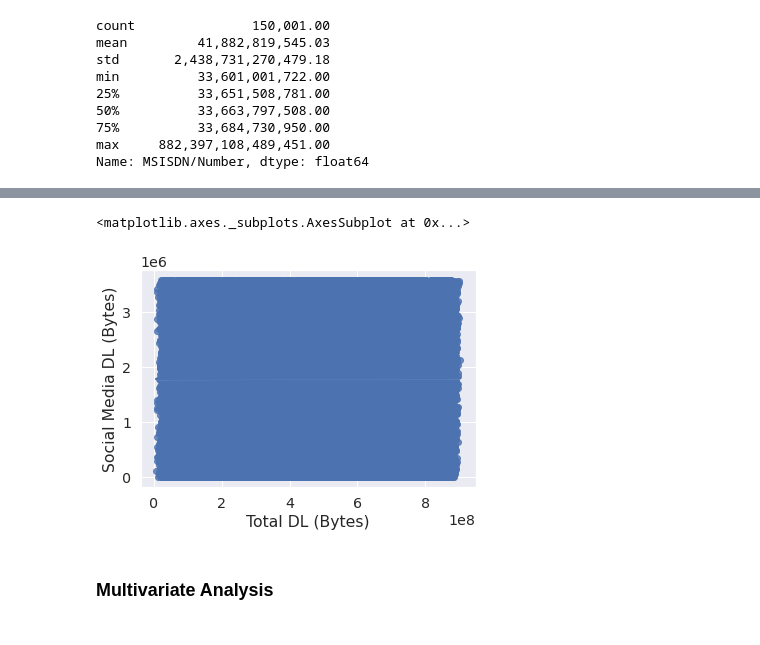
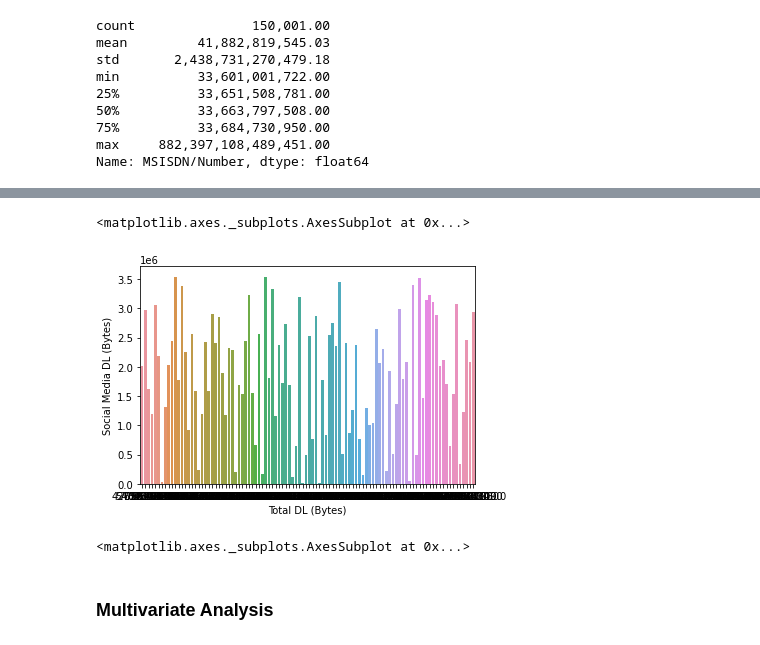
Before and after one commit to YasabnehT/Telecom_Data_Analysis, a Jupyter notebook: notebooks/UserOverviewAnalysis.ipynb, the cells around one changed output, grey strips where cells are left out. Cells and saved outputs as stored; diff of their text form; code cells hidden in the pictures.

```diff
--- a/notebooks/UserOverviewAnalysis.ipynb
+++ b/notebooks/UserOverviewAnalysis.ipynb
@@ -1438,7 +1327,12 @@ dtype: int64
 # %%
-sns.regplot(x='Total DL (Bytes)',y='Social Media DL (Bytes)',data=db)
+db_explore_100 = db_explore.head(100)
+sns.barplot(x='Total DL (Bytes)',y='Social Media DL (Bytes)',data=db_explore_100)
 # sns.countplot(x='Total DL (Bytes)',data=db)
 #boxplot, violinplot, stripplot, swarmplot, barplot also works
 # %% [output]
 <matplotlib.axes._subplots.AxesSubplot at 0x...>
-[figure, old version]
+[figure, new version]
+# %%
+sns.barplot(x='Total DL (Bytes)',y='Social Media UL (Bytes)',data=db_explore)
+# %% [output]
+<matplotlib.axes._subplots.AxesSubplot at 0x...>
```
Also changed, not shown: parts of 80 cells of this notebook, 1 other file.
